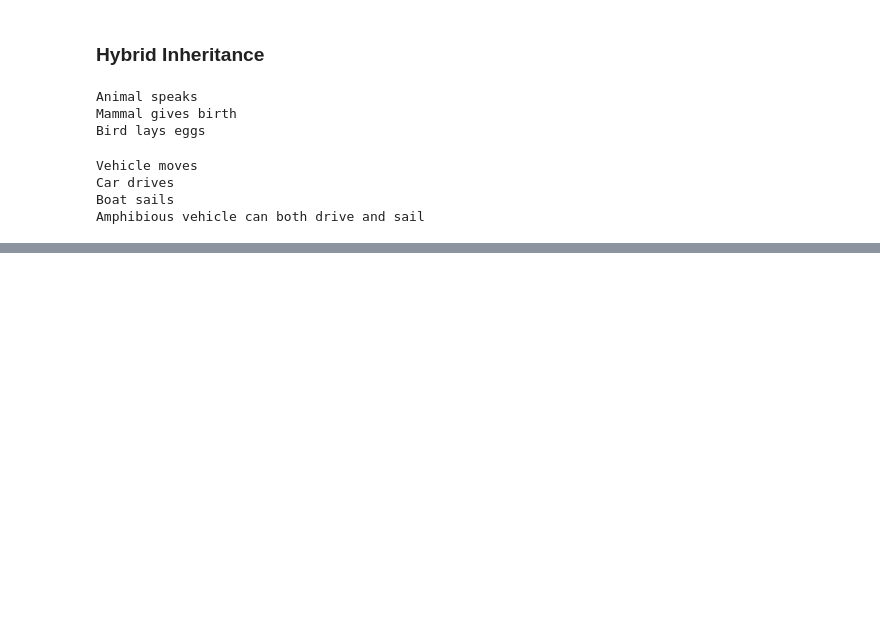
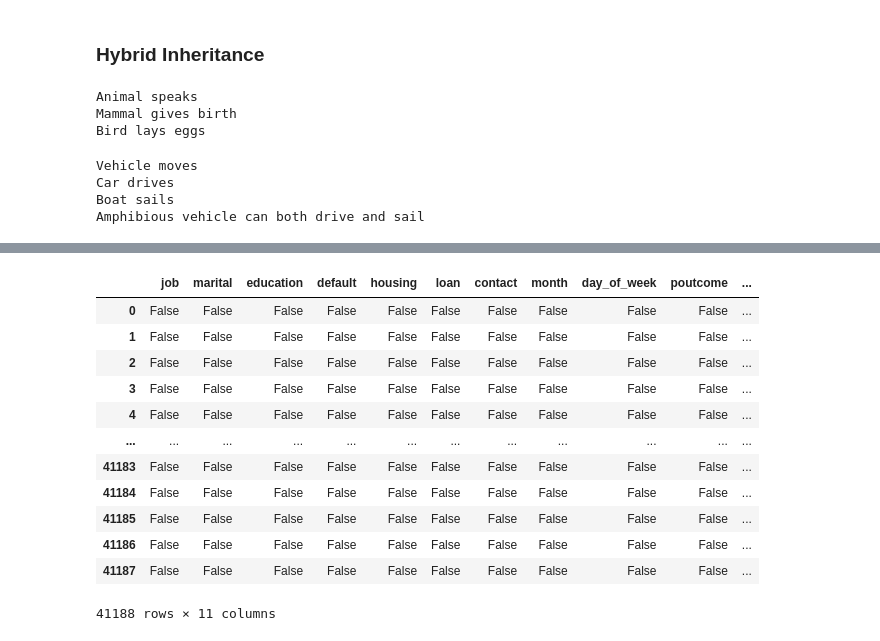
Before and after one commit to imroh17kadam/python-practice, a Jupyter notebook: Notebooks/Python Practice.ipynb, the cells around one changed output, grey strips where cells are left out. Saved outputs shown, nothing was run; the diff lists cells and outputs as text; code cells hidden in the pictures; blank space fills up the shorter version.

```diff
--- a/Notebooks/Python Practice.ipynb
+++ b/Notebooks/Python Practice.ipynb
@@ -621,0 +859,16 @@ Amphibious vehicle can both drive and sail
+# %%
+df[categorical_cols].isnull()
+# %% [output]
+|  | job | marital | education | default | housing | loan | contact | month | day_of_week | poutcome | ... |
+| 0 | False | False | False | False | False | False | False | False | False | False | ... |
+| 1 | False | False | False | False | False | False | False | False | False | False | ... |
+| 2 | False | False | False | False | False | False | False | False | False | False | ... |
+| 3 | False | False | False | False | False | False | False | False | False | False | ... |
+| 4 | False | False | False | False | False | False | False | False | False | False | ... |
+| ... | ... | ... | ... | ... | ... | ... | ... | ... | ... | ... | ... |
+| 41183 | False | False | False | False | False | False | False | False | False | False | ... |
+| 41184 | False | False | False | False | False | False | False | False | False | False | ... |
+| 41185 | False | False | False | False | False | False | False | False | False | False | ... |
+| 41186 | False | False | False | False | False | False | False | False | False | False | ... |
+| 41187 | False | False | False | False | False | False | False | False | False | False | ... |
+41188 rows × 11 columns
```
Also changed, not shown: parts of 54 cells of this notebook, 1 other file.
